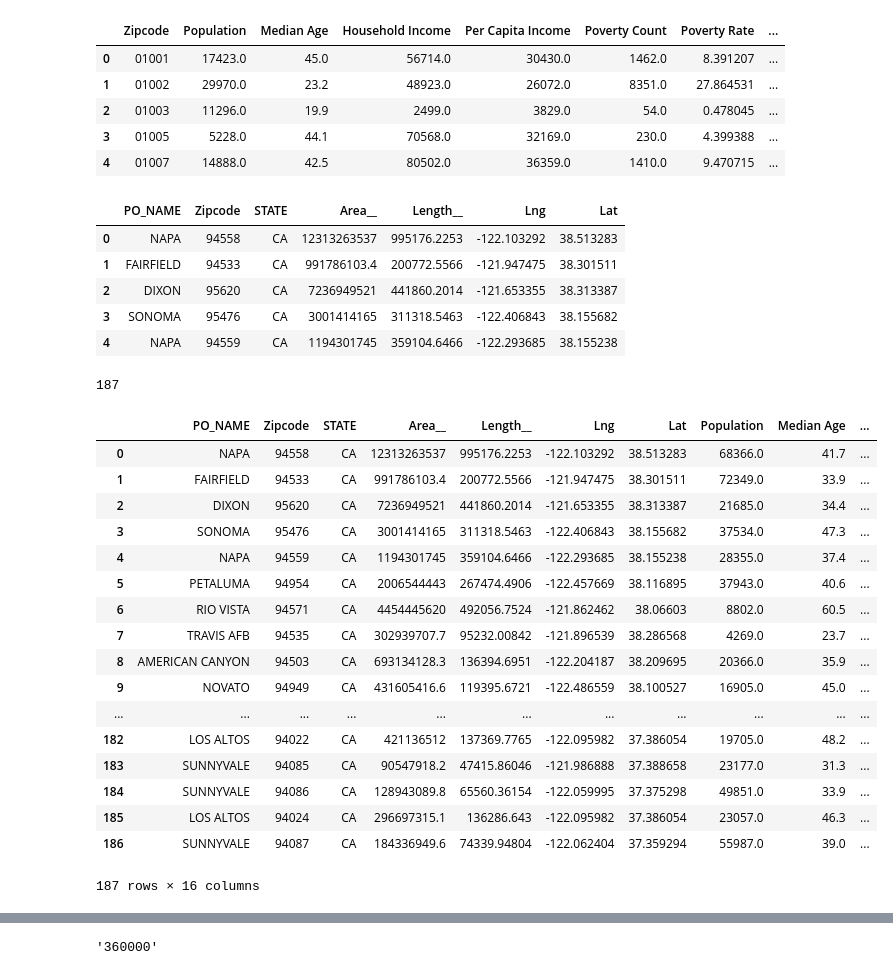
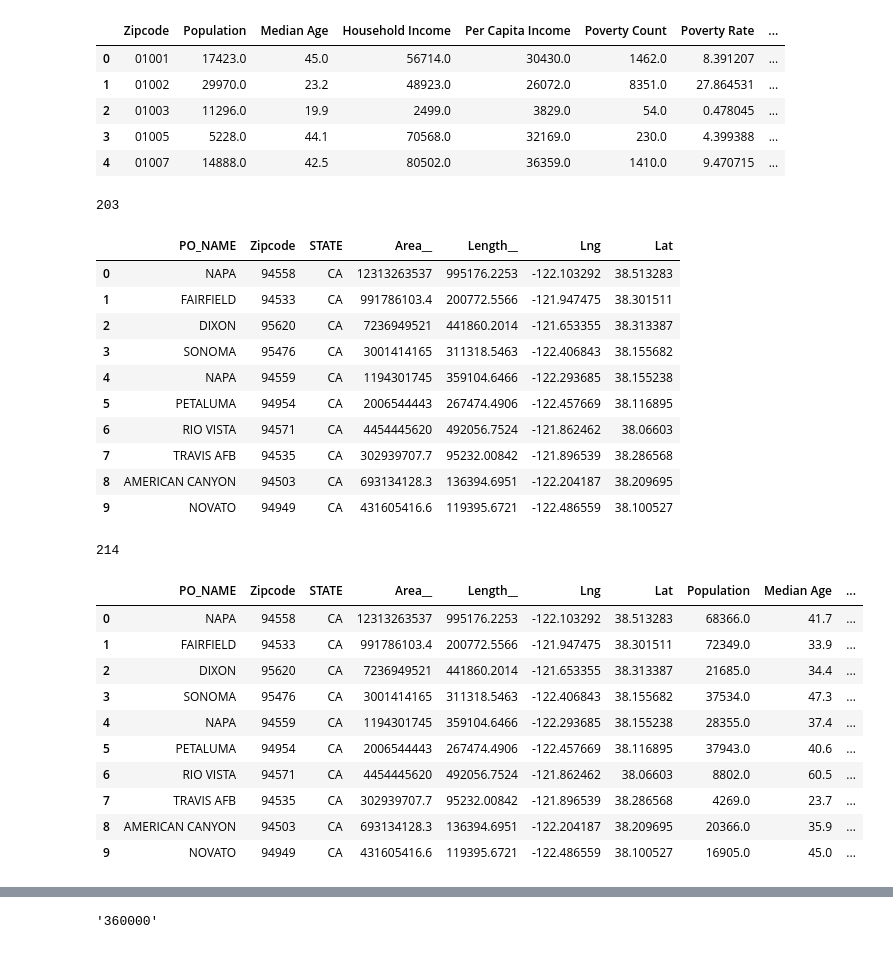
Before and after one commit to lishuai928/Project-Gmap-Graphs, a Jupyter notebook: Project_One_LS.ipynb, the cells around one changed output, grey strips where cells are left out. Drawn from its saved outputs; the diff is of its cells as text; code cells hidden in the pictures.

```diff
--- a/Project_One_LS.ipynb
+++ b/Project_One_LS.ipynb
@@ -64,39 +64,39 @@ census_pd.head()
 # %%
 # Import the original data we analyzed earlier. Use dtype="object"
 zipcode_data = pd.read_csv("bayarea_zipcodes.csv", dtype="object", encoding="utf-8")
-zipcode_data.head()
+print(len(census_data_complete))
+zipcode_data.head(10)
 # %% [output]
+203
 |  | PO_NAME | Zipcode | STATE | Area__ | Length__ | Lng | Lat |
 | 0 | NAPA | 94558 | CA | 12313263537 | 995176.2253 | -122.103292 | 38.513283 |
 | 1 | FAIRFIELD | 94533 | CA | 991786103.4 | 200772.5566 | -121.947475 | 38.301511 |
 | 2 | DIXON | 95620 | CA | 7236949521 | 441860.2014 | -121.653355 | 38.313387 |
 | 3 | SONOMA | 95476 | CA | 3001414165 | 311318.5463 | -122.406843 | 38.155682 |
 | 4 | NAPA | 94559 | CA | 1194301745 | 359104.6466 | -122.293685 | 38.155238 |
+| 5 | PETALUMA | 94954 | CA | 2006544443 | 267474.4906 | -122.457669 | 38.116895 |
+| 6 | RIO VISTA | 94571 | CA | 4454445620 | 492056.7524 | -121.862462 | 38.06603 |
+| 7 | TRAVIS AFB | 94535 | CA | 302939707.7 | 95232.00842 | -121.896539 | 38.286568 |
+| 8 | AMERICAN CANYON | 94503 | CA | 693134128.3 | 136394.6951 | -122.204187 | 38.209695 |
+| 9 | NOVATO | 94949 | CA | 431605416.6 | 119395.6721 | -122.486559 | 38.100527 |
 # %%
 # Merge the two data sets along zip code
 census_data_complete = pd.merge(
     zipcode_data, census_pd, how="left", on=["Zipcode", "Zipcode"])
 # Visualize
 print(len(census_data_complete))
-census_data_complete
+census_data_complete.head(10)
 # %% [output]
-187
+214
 |  | PO_NAME | Zipcode | STATE | Area__ | Length__ | Lng | Lat | Population | Median Age | ... |
 | 0 | NAPA | 94558 | CA | 12313263537 | 995176.2253 | -122.103292 | 38.513283 | 68366.0 | 41.7 | ... |
 | 1 | FAIRFIELD | 94533 | CA | 991786103.4 | 200772.5566 | -121.947475 | 38.301511 | 72349.0 | 33.9 | ... |
 | 2 | DIXON | 95620 | CA | 7236949521 | 441860.2014 | -121.653355 | 38.313387 | 21685.0 | 34.4 | ... |
 | 3 | SONOMA | 95476 | CA | 3001414165 | 311318.5463 | -122.406843 | 38.155682 | 37534.0 | 47.3 | ... |
 | 4 | NAPA | 94559 | CA | 1194301745 | 359104.6466 | -122.293685 | 38.155238 | 28355.0 | 37.4 | ... |
 | 5 | PETALUMA | 94954 | CA | 2006544443 | 267474.4906 | -122.457669 | 38.116895 | 37943.0 | 40.6 | ... |
 | 6 | RIO VISTA | 94571 | CA | 4454445620 | 492056.7524 | -121.862462 | 38.06603 | 8802.0 | 60.5 | ... |
 | 7 | TRAVIS AFB | 94535 | CA | 302939707.7 | 95232.00842 | -121.896539 | 38.286568 | 4269.0 | 23.7 | ... |
 | 8 | AMERICAN CANYON | 94503 | CA | 693134128.3 | 136394.6951 | -122.204187 | 38.209695 | 20366.0 | 35.9 | ... |
 | 9 | NOVATO | 94949 | CA | 431605416.6 | 119395.6721 | -122.486559 | 38.100527 | 16905.0 | 45.0 | ... |
-| ... | ... | ... | ... | ... | ... | ... | ... | ... | ... | ... |
-| 182 | LOS ALTOS | 94022 | CA | 421136512 | 137369.7765 | -122.095982 | 37.386054 | 19705.0 | 48.2 | ... |
-| 183 | SUNNYVALE | 94085 | CA | 90547918.2 | 47415.86046 | -121.986888 | 37.388658 | 23177.0 | 31.3 | ... |
-| 184 | SUNNYVALE | 94086 | CA | 128943089.8 | 65560.36154 | -122.059995 | 37.375298 | 49851.0 | 33.9 | ... |
-| 185 | LOS ALTOS | 94024 | CA | 296697315.1 | 136286.643 | -122.095982 | 37.386054 | 23057.0 | 46.3 | ... |
-| 186 | SUNNYVALE | 94087 | CA | 184336949.6 | 74339.94804 | -122.062404 | 37.359294 | 55987.0 | 39.0 | ... |
-187 rows × 16 columns
 # %%
```
Also changed, not shown: parts of 10 cells of this notebook, 8 other files.
